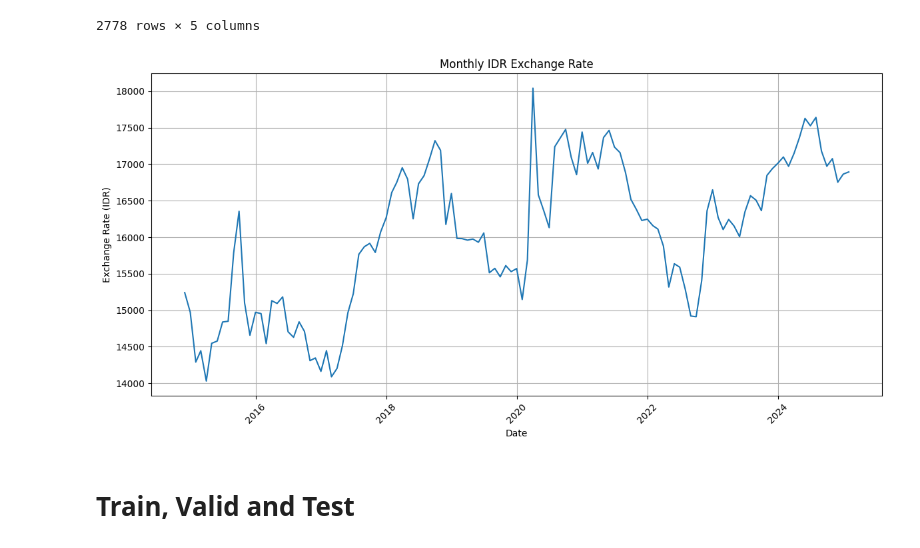
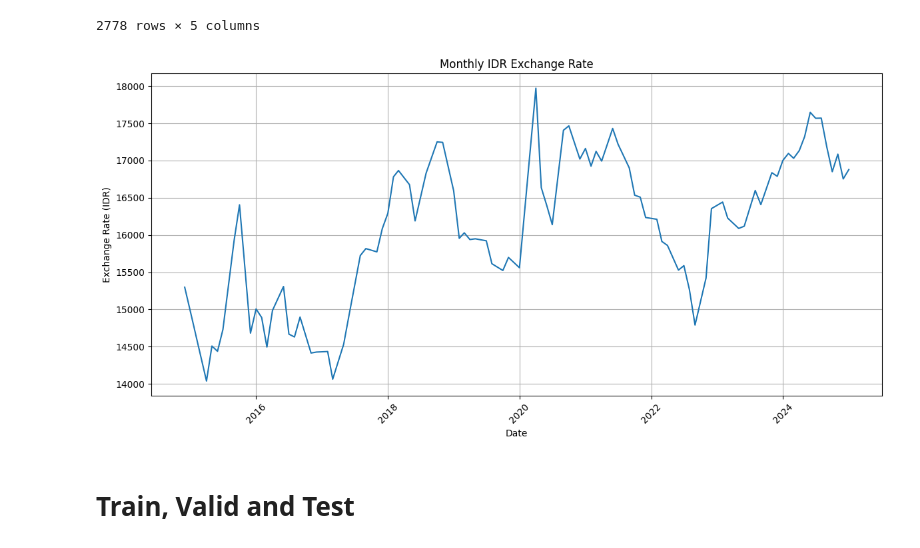
Before and after one commit to rizkyfernanda/P1--Predicting-Forex-Regression, a Jupyter notebook: Forex Regression.ipynb, the cells around one changed output. Drawn from its saved outputs; the diff is of its cells as text; code cells hidden in the pictures.

```diff
--- a/Forex Regression.ipynb
+++ b/Forex Regression.ipynb
@@ -68,24 +71,24 @@ df_idr_sorted.to_csv('/content/drive/MyDrive/Colab/P1: Forex Regression/daily_fo
 # %%
 # For plotting, limit it to only show monthly change (for every date 1 every month). After that plot the exchange rate
 
 # Convert 'date' column to datetime objects
 df_idr_sorted.index = pd.to_datetime(df_idr_sorted['date'])
 
-# Resample to monthly frequency, taking the last value of each month
-monthly_idr = df_idr_sorted.resample('M').last()
+# Resample to monthly frequency, taking the first value of each month
+monthly_idr = df_idr_sorted[df_idr_sorted.index.day == 1]
 
 # Plotting
 plt.figure(figsize=(12, 6))
 plt.plot(monthly_idr.index, monthly_idr['exchange_rate'])
 plt.xlabel('Date')
 plt.ylabel('Exchange Rate (IDR)')
 plt.title('Monthly IDR Exchange Rate')
 plt.grid(True)
 plt.xticks(rotation=45)
 plt.tight_layout()
 plt.show()
 # %% [output]
-[figure, old version]
+[figure, new version]
 # %% [markdown]
 # Train, Valid and Test
 # %%
```
Also changed, not shown: parts of 16 cells of this notebook, 2 other files.
